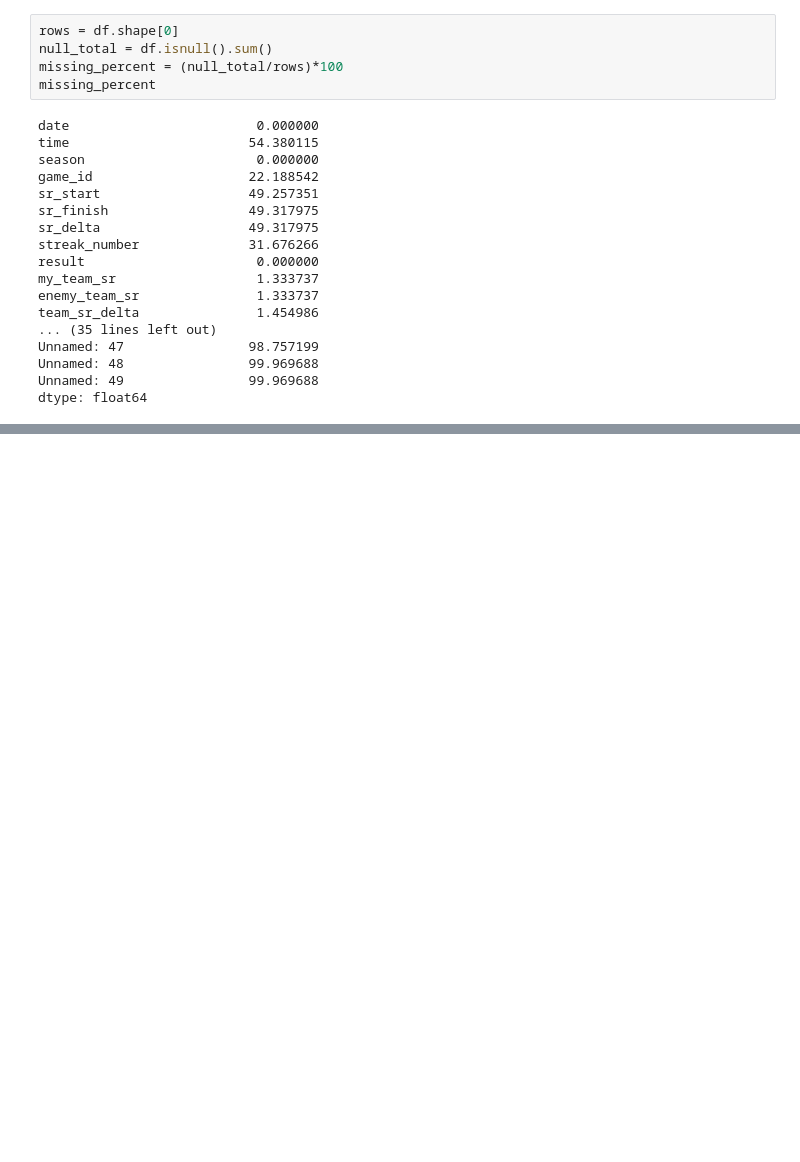
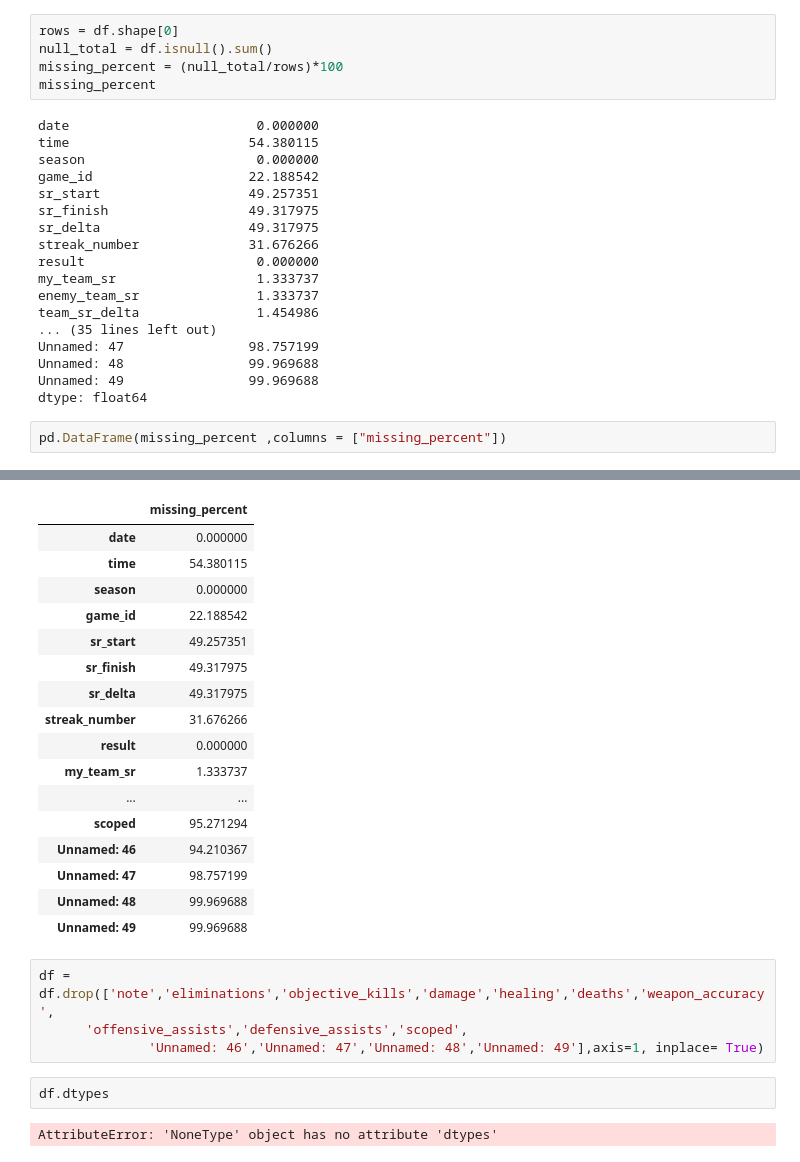
Before and after one commit to Jacobheyman702/Overwatch, a Jupyter notebook: Overwatch dataset.ipynb, the cells around one changed output, grey strips where cells are left out. Drawn from its saved outputs; the diff is of its cells as text; blank space fills up the shorter version.

Commit message:
drop bad columns

```diff
--- a/Overwatch dataset.ipynb
+++ b/Overwatch dataset.ipynb
@@ -133,3 +133,6 @@ Unnamed: 47                98.757199
 Unnamed: 48                99.969688
 Unnamed: 49                99.969688
 dtype: float64
+# %%
+pd.DataFrame(missing_percent ,columns = ["missing_percent"])
+# %% [output]
@@ -135,0 +140,25 @@ dtype: float64
+|  | missing_percent |
+| date | 0.000000 |
+| time | 54.380115 |
+| season | 0.000000 |
+| game_id | 22.188542 |
+| sr_start | 49.257351 |
+| sr_finish | 49.317975 |
+| sr_delta | 49.317975 |
+| streak_number | 31.676266 |
+| result | 0.000000 |
+| my_team_sr | 1.333737 |
+| ... | ... |
+| scoped | 95.271294 |
+| Unnamed: 46 | 94.210367 |
+| Unnamed: 47 | 98.757199 |
+| Unnamed: 48 | 99.969688 |
+| Unnamed: 49 | 99.969688 |
+# %%
+df = df.drop(['note','eliminations','objective_kills','damage','healing','deaths','weapon_accuracy',
+      'offensive_assists','defensive_assists','scoped',
+              'Unnamed: 46','Unnamed: 47','Unnamed: 48','Unnamed: 49'],axis=1, inplace= True)
+# %%
+df.dtypes
+# %% [output]
+AttributeError: 'NoneType' object has no attribute 'dtypes'
```
Also changed, not shown: parts of 2 cells of this notebook.
